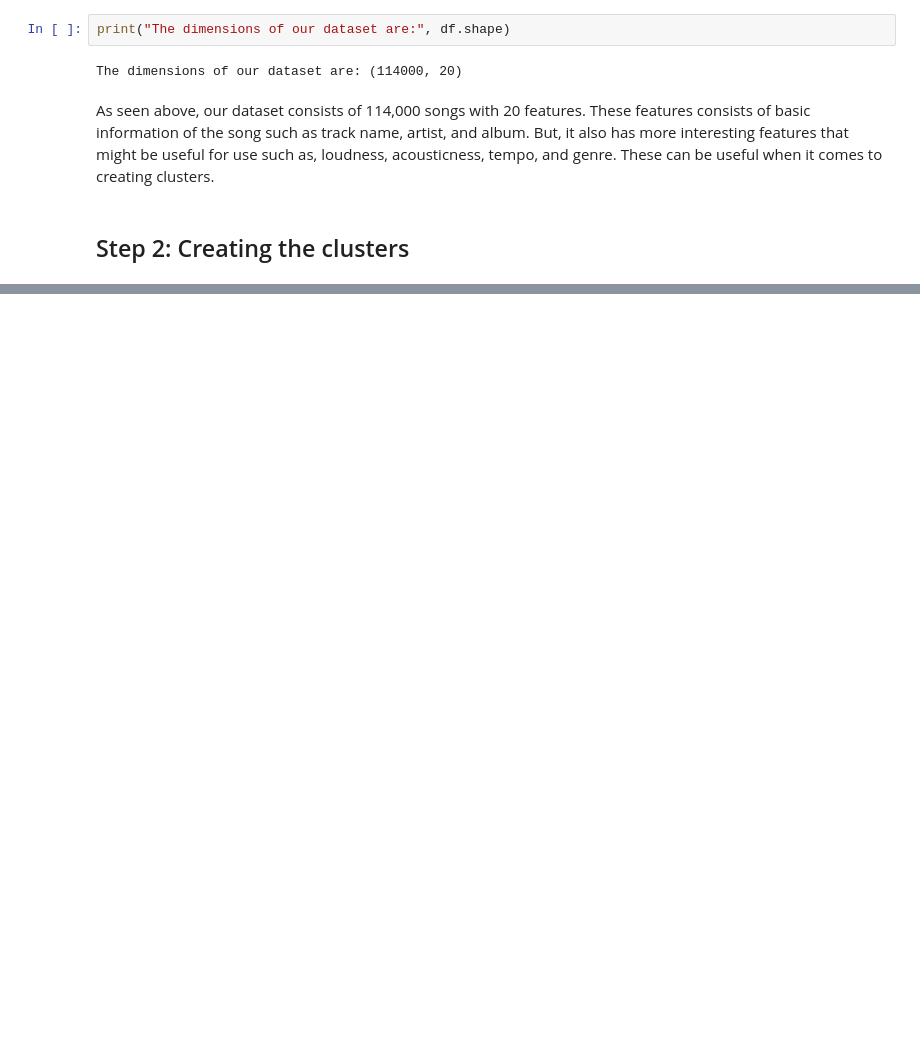
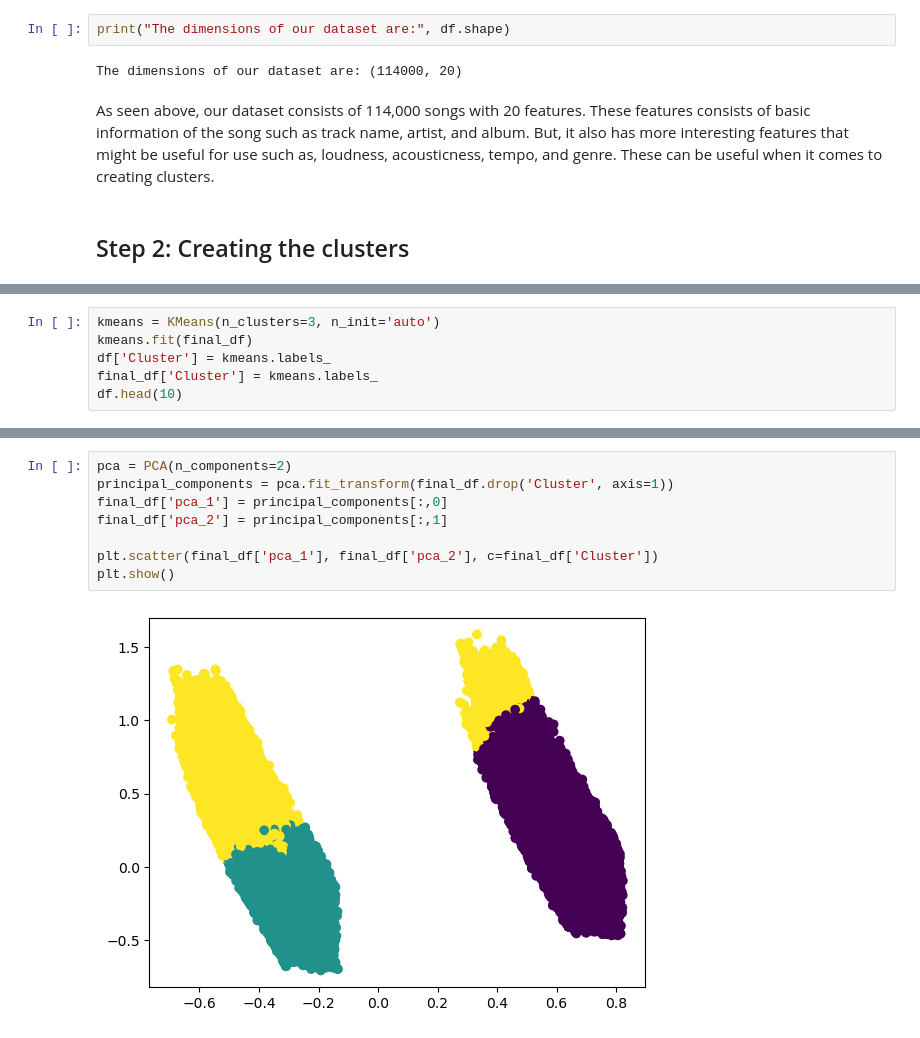
Before and after one commit to Kruvalcaba85/CS-450-Project, a Jupyter notebook: Kevin Ruvalcaba/CS 450 Project/Spotify Music Recommender.ipynb, the cells around one changed output, grey strips where cells are left out. Saved outputs shown, nothing was run; the diff lists cells and outputs as text; blank space fills up the shorter version.

```diff
--- a/Kevin Ruvalcaba/CS 450 Project/Spotify Music Recommender.ipynb
+++ b/Kevin Ruvalcaba/CS 450 Project/Spotify Music Recommender.ipynb
@@ -98,0 +130,6 @@ With our new data, we can now implement PCA!
+# %%
+kmeans = KMeans(n_clusters=3, n_init='auto')
+kmeans.fit(final_df)
+df['Cluster'] = kmeans.labels_
+final_df['Cluster'] = kmeans.labels_
+df.head(10)
@@ -98,0 +163,10 @@ With our new data, we can now implement PCA!
+# %%
+pca = PCA(n_components=2)
+principal_components = pca.fit_transform(final_df.drop('Cluster', axis=1))
+final_df['pca_1'] = principal_components[:,0]
+final_df['pca_2'] = principal_components[:,1]
+
+plt.scatter(final_df['pca_1'], final_df['pca_2'], c=final_df['Cluster'])
+plt.show()
+# %% [output]
+[figure, added]
```
Also changed, not shown: parts of 19 cells of this notebook.
